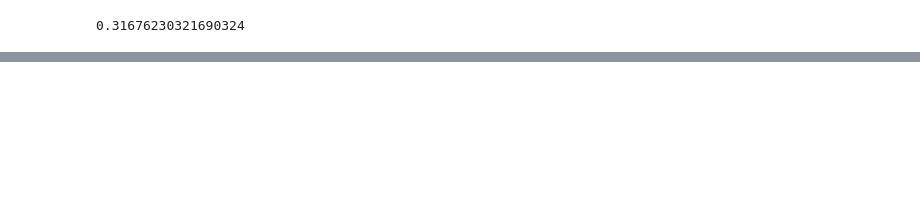
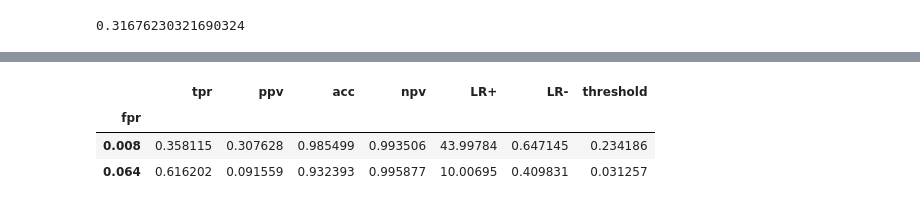
Before and after one commit to zeroknowledgediscovery/zedstat, a Jupyter notebook: examples/example1.ipynb, the cells around one changed output, grey strips where cells are left out. Saved outputs shown, nothing was run; the diff lists cells and outputs as text; code cells hidden in the pictures; blank space fills up the shorter version.

```diff
--- a/examples/example1.ipynb
+++ b/examples/example1.ipynb
@@ -95,0 +132,12 @@ print(fopr)
+# %%
+pd.concat([wf[(wf['LR+']>LRplus)
+                          & (wf['LR-']<LRminus) ]\
+                       .sort_values('ppv',ascending=False).head(n),
+                       wf[(wf['LR+']>LRplus)
+                          & (wf['LR-']<LRminus) ]\
+                       .sort_values('tpr',ascending=False).head(n)])
+# %% [output]
+|  | tpr | ppv | acc | npv | LR+ | LR- | threshold |
+| fpr |  |  |  |  |  |  |  |
+| 0.008 | 0.358115 | 0.307628 | 0.985499 | 0.993506 | 43.99784 | 0.647145 | 0.234186 |
+| 0.064 | 0.616202 | 0.091559 | 0.932393 | 0.995877 | 10.00695 | 0.409831 | 0.031257 |
```
Also changed, not shown: parts of 13 cells of this notebook, 10 other files.
